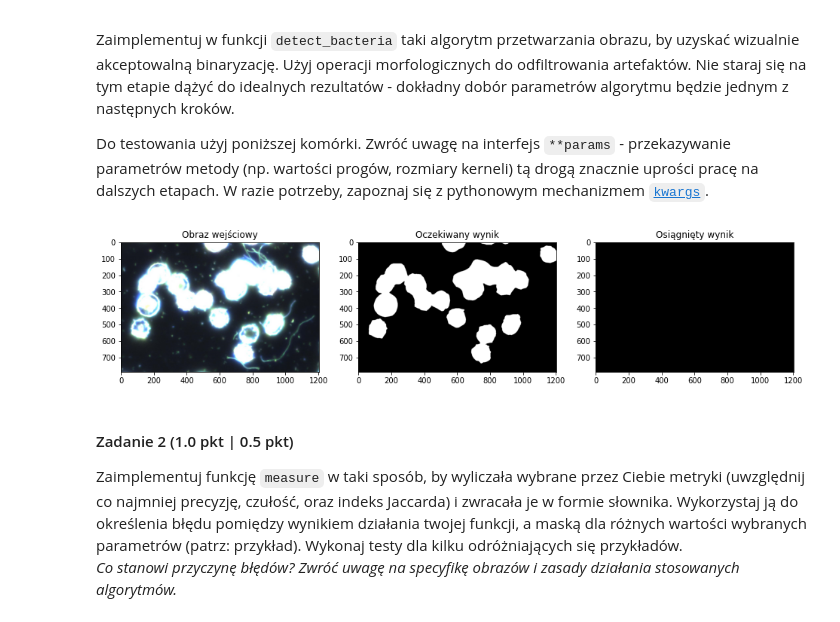
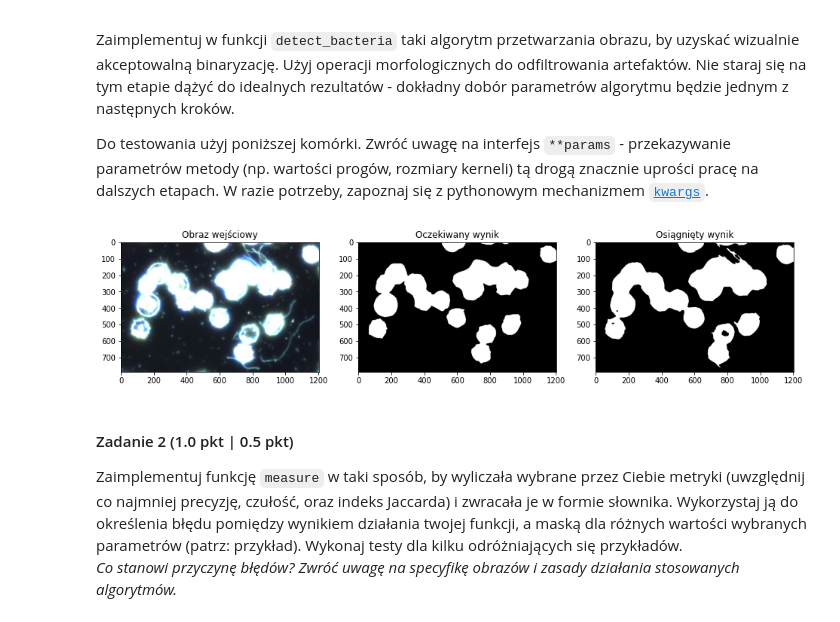
Before and after one commit to ProtossLuigi/studia-mag, a Jupyter notebook: analiza_i_przetwarzanie_obrazow/lab4/Lab4_zadanie.ipynb, the cells around one changed output. Drawn from its saved outputs; the diff is of its cells as text; code cells hidden in the pictures.

```diff
--- a/analiza_i_przetwarzanie_obrazow/lab4/Lab4_zadanie.ipynb
+++ b/analiza_i_przetwarzanie_obrazow/lab4/Lab4_zadanie.ipynb
@@ -76,24 +76,36 @@ Do testowania użyj poniższej komórki. Zwróć uwagę na interfejs `**params`
 # %%
 def detect_bacteria(image:np.ndarray, **params) -> np.ndarray:
     # wartości parametrów przekazuj w 'params', np.: params['threshold']
-    output = np.zeros_like(image[..., 0], dtype=np.uint8)
+    kernel = np.eye(params['kernel'], dtype=np.uint8)
+    if params['channel'] == 'mean':
+        output = image.mean(axis=2).astype(np.uint8)
+    else:
+        output = image[...,params['channel']]
+    # output = np.zeros_like(image[..., 0], dtype=np.uint8)
+    for _ in range(params.setdefault('openings', 1)):
+        output = cv2.erode(output, kernel=kernel, anchor=(-1,-1), borderType=cv2.BORDER_REPLICATE)
+        output = cv2.dilate(output, kernel=kernel, anchor=(-1,-1), borderType=cv2.BORDER_REPLICATE)
+    if params['threshold'] == 'otsu':
+        _, output = cv2.threshold(output, 0, 255, cv2.THRESH_BINARY + cv2.THRESH_OTSU)
+    else:
+        _, output = cv2.threshold(output, params['threshold'], 255, cv2.THRESH_BINARY)
     return output
 
 dev_image, dev_mask = loader[0] # sprawdź też inne przykłady, np. 9, 37
-output = detect_bacteria(dev_image)
+output = detect_bacteria(dev_image, threshold='otsu', kernel=15, channel='mean', openings=1)
 
 # wyświetlanie
 f, (a_img, a_mask, a_pred) = plt.subplots(1, 3)
 f.set_figwidth(16)
 f.set_figheight(8)
 a_img.imshow(dev_image)
 a_img.set_title('Obraz wejściowy');
 a_mask.imshow(dev_mask, cmap='gray')
 a_mask.set_title('Oczekiwany wynik');
 a_pred.imshow(output, cmap='gray')
 a_pred.set_title('Osiągnięty wynik');
 # %% [output]
-[figure, old version]
+[figure, new version]
 # %% [markdown]
 #### Zadanie 2 (1.0 pkt | 0.5 pkt)
 
```
Also changed, not shown: parts of 1 cell of this notebook.
